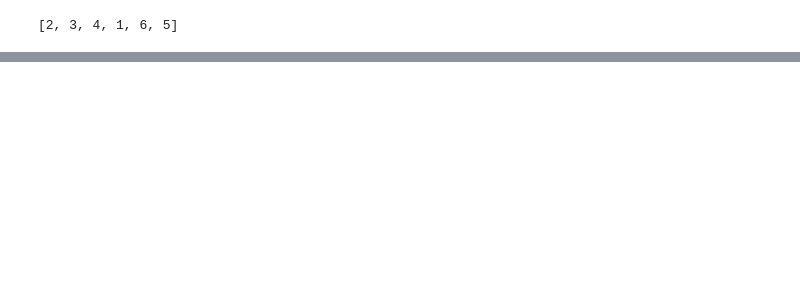
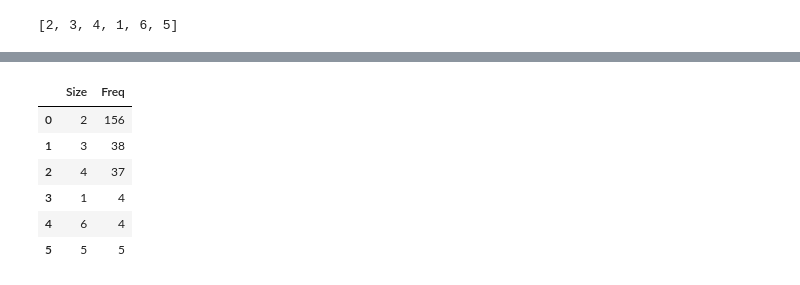
Before and after one commit to WentingRuan/Learn_Python, a Jupyter notebook: 7/hw_07.ipynb, the cells around one changed output, grey strips where cells are left out. Cells and saved outputs as stored; diff of their text form; code cells hidden in the pictures; blank space fills up the shorter version.

```diff
--- a/7/hw_07.ipynb
+++ b/7/hw_07.ipynb
@@ -125,0 +119,10 @@ list(size.Freq/sum(size.Freq))
+# %%
+size
+# %% [output]
+|  | Size | Freq |
+| 0 | 2 | 156 |
+| 1 | 3 | 38 |
+| 2 | 4 | 37 |
+| 3 | 1 | 4 |
+| 4 | 6 | 4 |
+| 5 | 5 | 5 |
```
Also changed, not shown: parts of 4 cells of this notebook, 16 other files.
